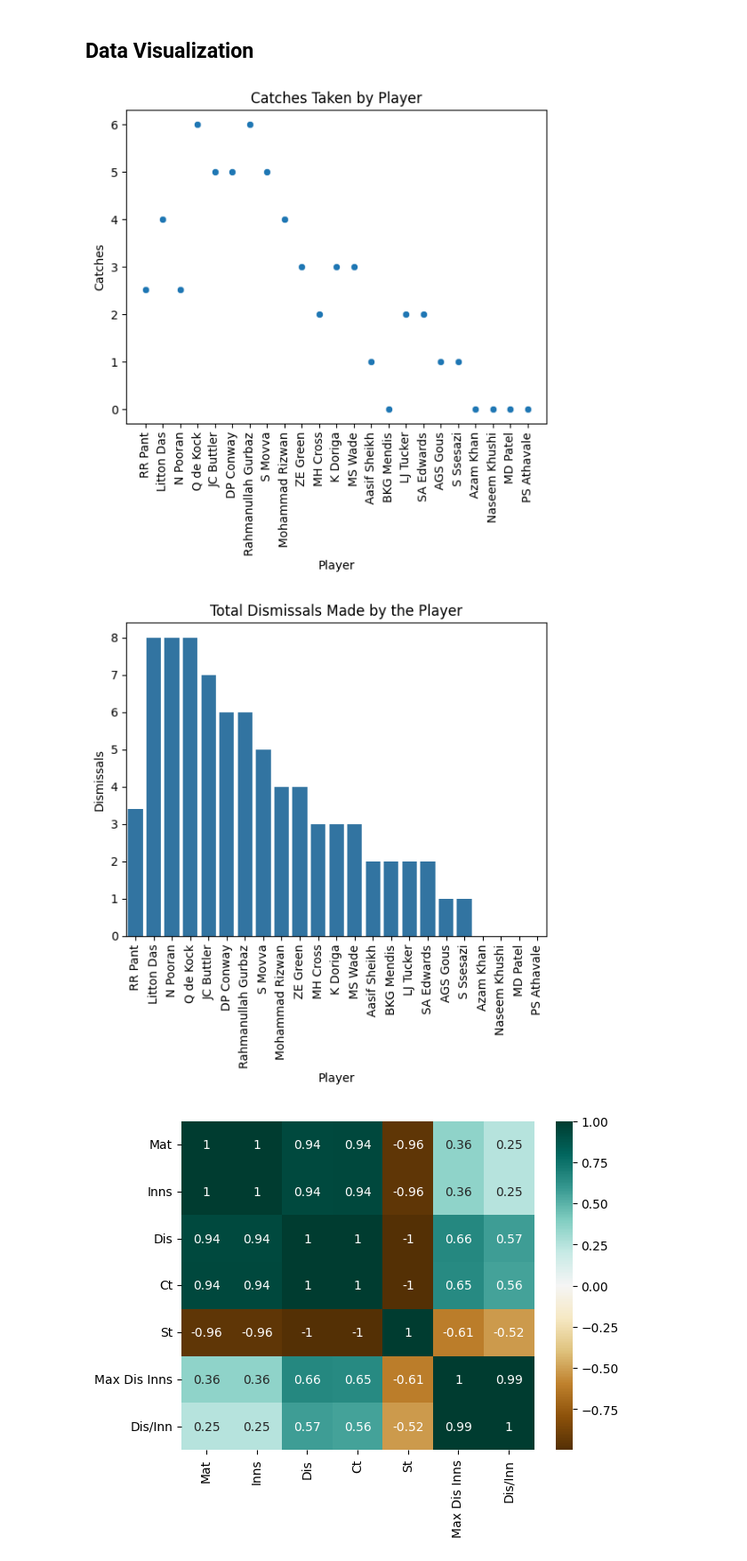
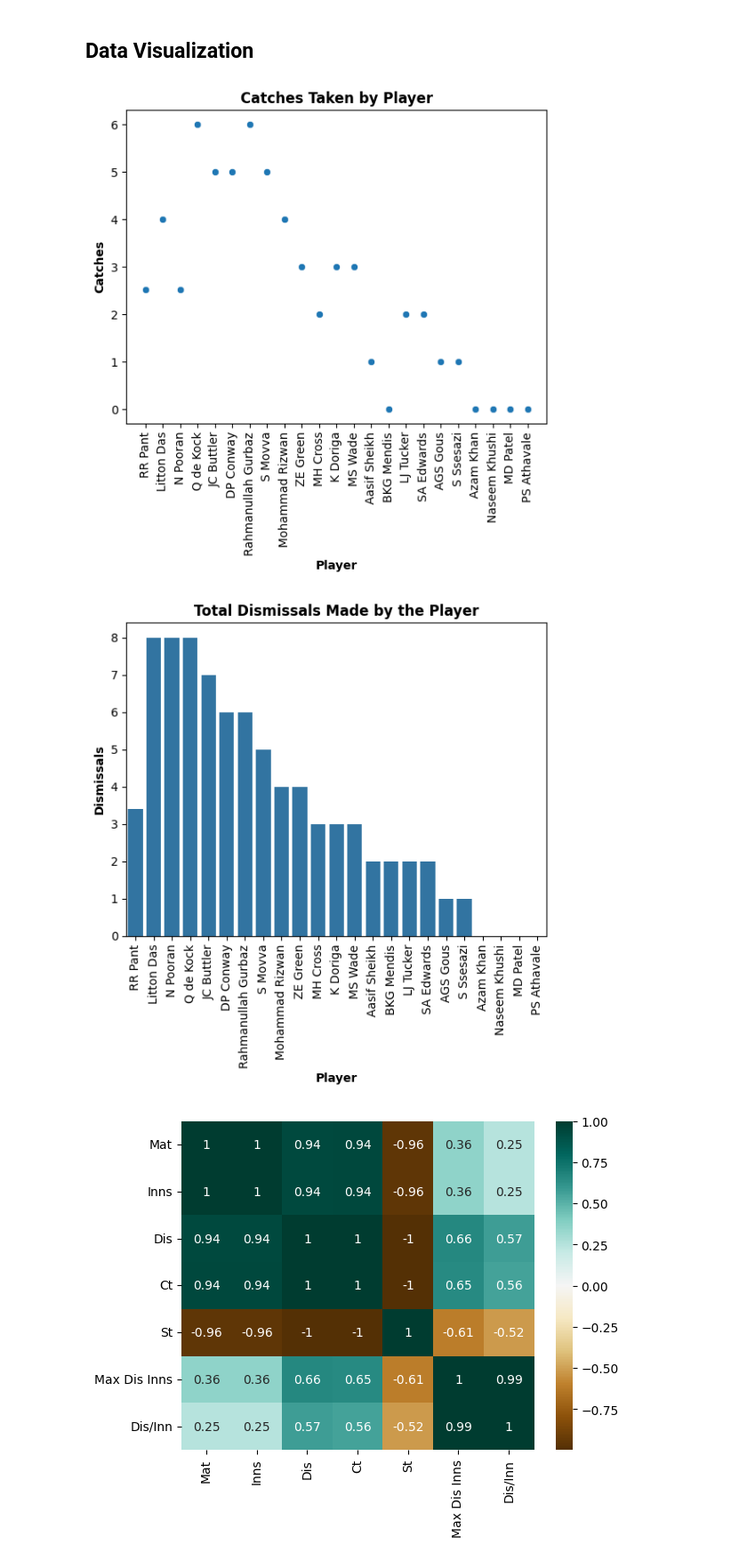
Before and after one commit to NoorRehman-Dev/EDA-On-Cricket-World-Cup-2024, a Jupyter notebook: EDA_ON_ICC_MEN'S_T_20_WORLD_CUP_2024_DATASET.ipynb, the cells around one changed output. Shown: that part at 89% size. Cells and saved outputs as stored; diff of their text form; code cells hidden in the pictures.

```diff
--- a/EDA_ON_ICC_MEN'S_T_20_WORLD_CUP_2024_DATASET.ipynb
+++ b/EDA_ON_ICC_MEN'S_T_20_WORLD_CUP_2024_DATASET.ipynb
@@ -229,22 +229,22 @@ dtype: int64
 # %%
 
 sns.scatterplot(x=df['Player'],y=df['Ct'])
-plt.title('Catches Taken by Player')
-plt.xlabel('Player')
-plt.ylabel('Catches')
+plt.title('Catches Taken by Player',weight='bold')
+plt.xlabel('Player',weight='bold')
+plt.ylabel('Catches',weight='bold')
 plt.xticks(rotation=90)
 plt.show()
 # %% [output]
-[figure, old version]
+[figure, new version]
 # %%
 sns.barplot(x=df['Player'],y=df['Dis'])
-plt.title('Total Dismissals Made by the Player')
-plt.xlabel('Player')
-plt.ylabel('Dismissals')
+plt.title('Total Dismissals Made by the Player',weight='bold')
+plt.xlabel('Player',weight='bold')
+plt.ylabel('Dismissals',weight='bold')
 plt.xticks(rotation=90)
 plt.show()
 # %% [output]
-[figure, old version]
+[figure, new version]
 # %%
 numeric_df=numeric_df.corr()
 sns.heatmap(numeric_df,cmap='BrBG',annot=True)
```
Also changed, not shown: parts of 1 cell of this notebook.
